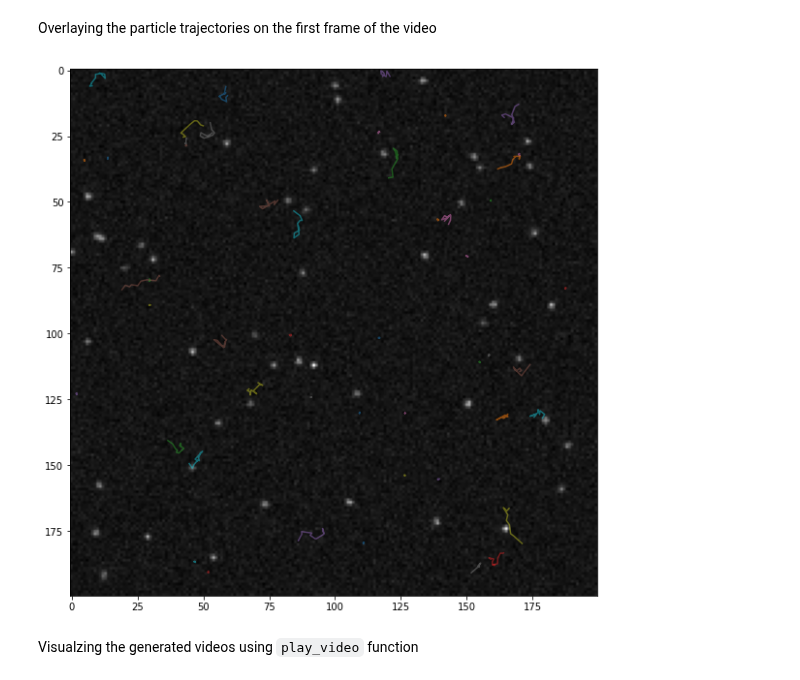
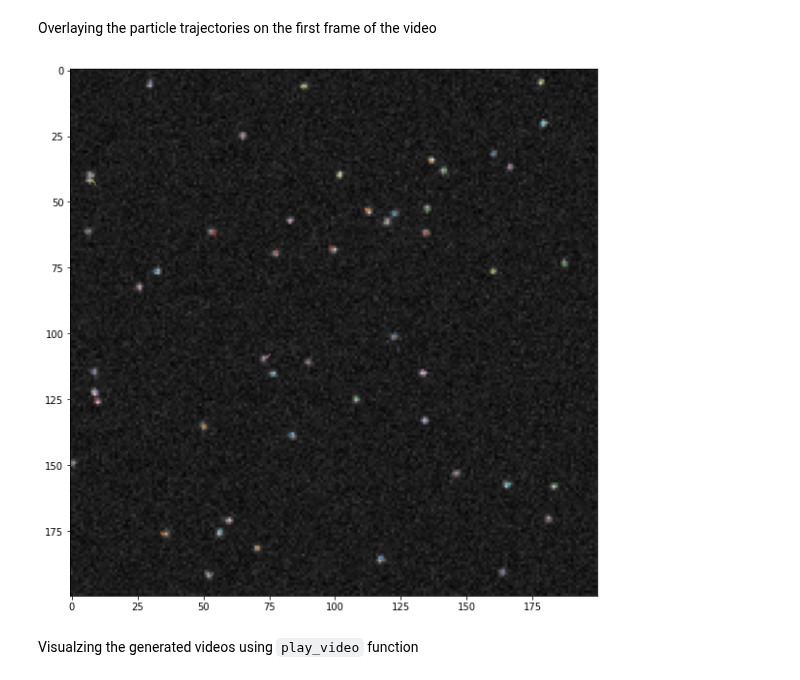
Before and after one commit to AnDiChallenge/andi_datasets, a Jupyter notebook: tutorials/creating_videos_phenom.ipynb, the cells around one changed output. Cells and saved outputs as stored; diff of their text form; code cells hidden in the pictures.

```diff
--- a/tutorials/creating_videos_phenom.ipynb
+++ b/tutorials/creating_videos_phenom.ipynb
@@ -137,11 +137,11 @@ Overlaying the particle trajectories on the first frame of the video
 # %%
 plt.figure(figsize=(10, 10))
 plt.imshow(video[0], cmap="gray")
-for traj in np.moveaxis(trajs_model2, 0, 1):
+for traj in np.moveaxis(trajs_model1, 0, 1):
     plt.plot(traj[:,1], traj[:,0], alpha=0.5)
 plt.show()
 # %% [output]
-[figure, old version]
+[figure, new version]
 # %% [markdown]
 Visualzing the generated videos using ``play_video`` function
 # %%
```
Also changed, not shown: parts of 2 cells of this notebook.
